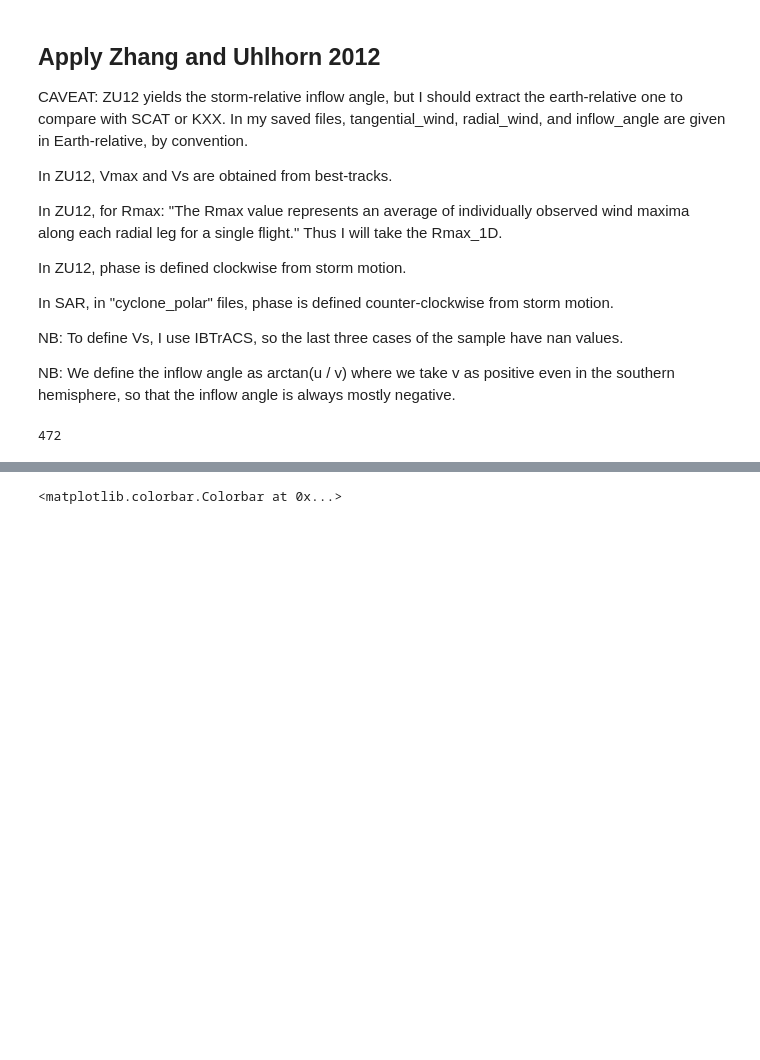
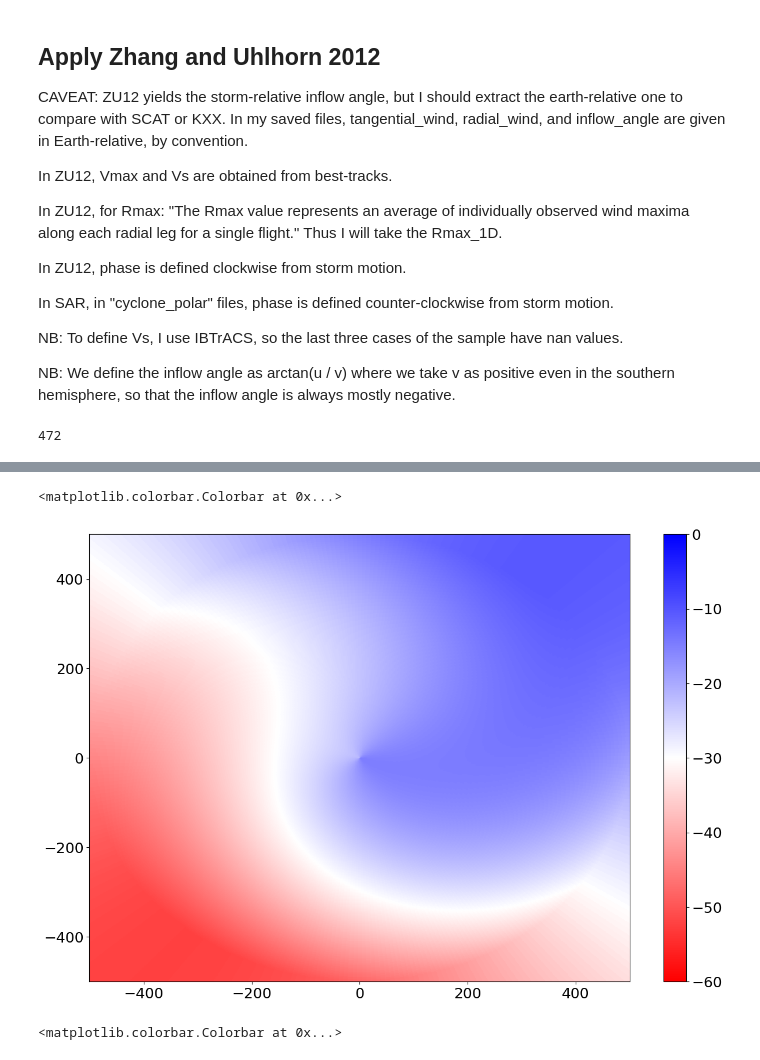
Before and after one commit to Arthur117/TCsLifeMonitFromObs, a Jupyter notebook: winddirection/PRJCT_TCBL/00_ZU12.ipynb, the cells around one changed output, grey strips where cells are left out. Drawn from its saved outputs; the diff is of its cells as text; code cells hidden in the pictures; blank space fills up the shorter version.

```diff
--- a/winddirection/PRJCT_TCBL/00_ZU12.ipynb
+++ b/winddirection/PRJCT_TCBL/00_ZU12.ipynb
@@ -338,6 +324,16 @@ Coordinates:
 Attributes:
     long_name:  Radius of maximum wind speed of the SAR axisymmetric wind pro...
     units:      meters
+# %%
+ias_car      = griddata((ds_x.flatten(), ds_y.flatten()), np.array(dsp.inflow_angle_storm_relative.transpose()).flatten(), (x_ref, y_ref), method='nearest')
+# %%
+plt.pcolormesh(x_ref / 1000, y_ref / 1000, ias_car, cmap=plt.get_cmap('bwr_r'), vmin=-60, vmax=0)
+# plt.pcolormesh(x_ref / 1000, y_ref / 1000, np.rad2deg(np.arctan(usr_car / vsr_car)), cmap=plt.get_cmap('coolwarm_r'), vmin=-60, vmax=0)
+# plt.xlim(-200, 200);plt.ylim(-200, 200)
+plt.colorbar()
+# %% [output]
+<matplotlib.colorbar.Colorbar at 0x...>
+[figure, added]
 # %%
 # Convert to cartesian to plot - Earth-relative
 dr, th       = np.meshgrid(dsp.rad, dsp.theta)
```
Also changed, not shown: parts of 7 cells of this notebook, 6 other files.
